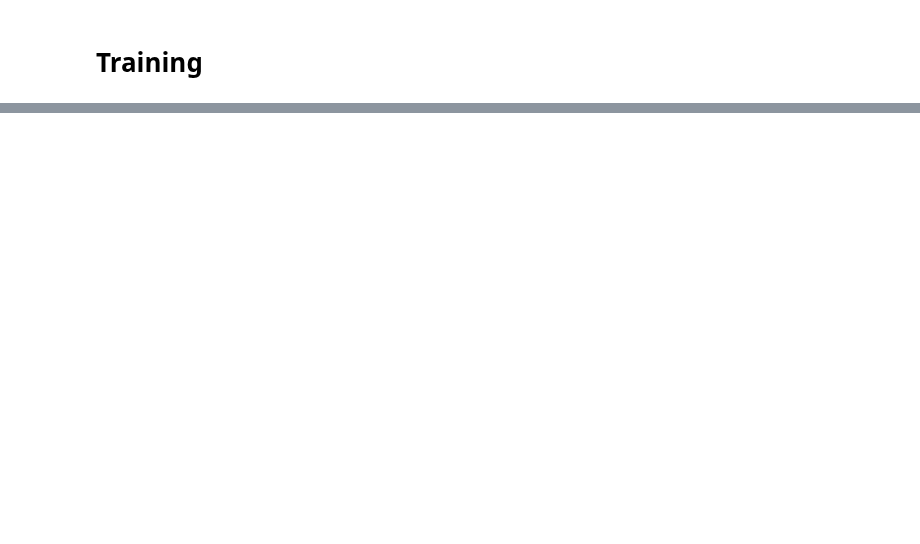
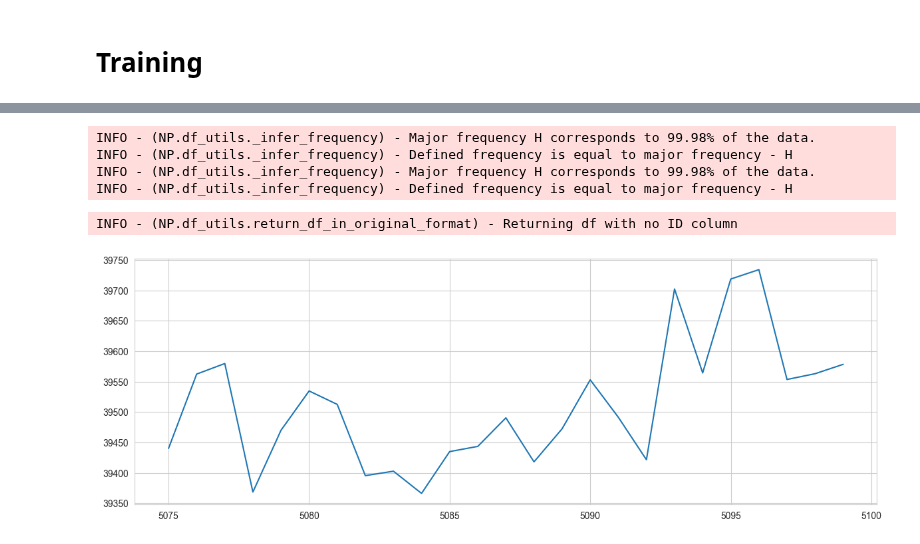
Before and after one commit to codeananda/bitcoin_price_predictor, a Jupyter notebook: 02_lightgmb_kaggle.ipynb, the cells around one changed output, grey strips where cells are left out. Saved outputs shown, nothing was run; the diff lists cells and outputs as text; code cells hidden in the pictures; blank space fills up the shorter version.

```diff
--- a/02_lightgmb_kaggle.ipynb
+++ b/02_lightgmb_kaggle.ipynb
@@ -186,0 +268,14 @@ print('')
+# %%
+from neuralprophet import NeuralProphet
+
+m = NeuralProphet()
+
+btc_np = btc.reset_index()
+df_np = btc.reset_index().loc[:, ['timestamp', 'close']]
+df_np.columns = ['ds', 'y']
+df_np['ds'] = pd.to_datetime(df_np['ds'])
+df_np['ds'] = df_np['ds'].dt.tz_localize(None)
+df_np['y'] = df_np['y'].astype(np.float64)
+df_train, df_test = m.split_df(df_np, freq="H", valid_p=0.2)
+
+m.fit(df_train)
@@ -186,0 +310,14 @@ print('')
+# %%
+np_pred = m.predict(df_test)
+# %% [output]
+INFO - (NP.df_utils._infer_frequency) - Major frequency H corresponds to 99.98% of the data.
+INFO - (NP.df_utils._infer_frequency) - Defined frequency is equal to major frequency - H
+INFO - (NP.df_utils._infer_frequency) - Major frequency H corresponds to 99.98% of the data.
+INFO - (NP.df_utils._infer_frequency) - Defined frequency is equal to major frequency - H
+INFO - (NP.df_utils.return_df_in_original_format) - Returning df with no ID column
+# %%
+fig, ax = plt.subplots(figsize=plt.figaspect(1/3))
+ax.plot(np_pred['y'][5075:5100], label='y_true')
+plt.show()
+# %% [output]
+[figure, added]
```
Also changed, not shown: parts of 23 cells of this notebook.
